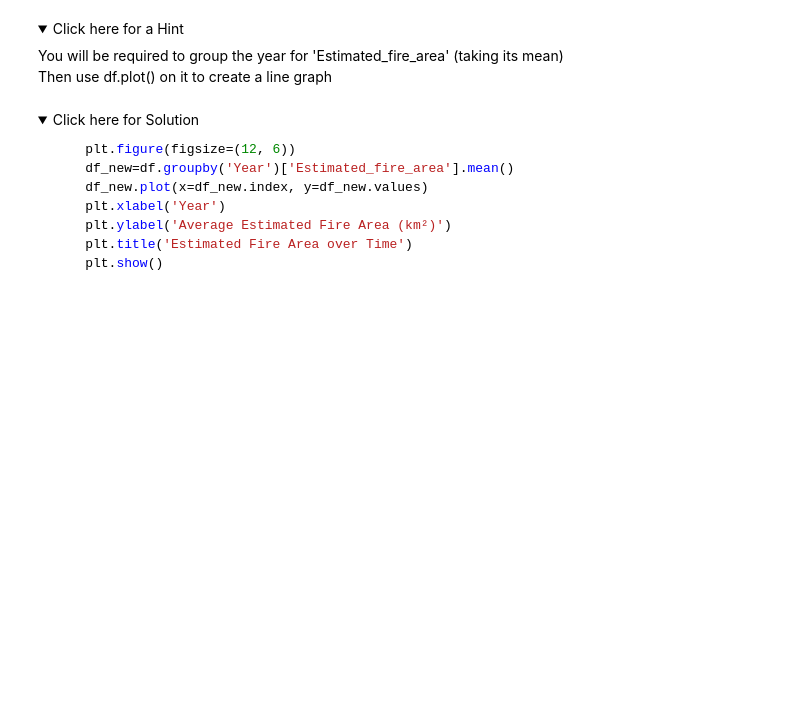
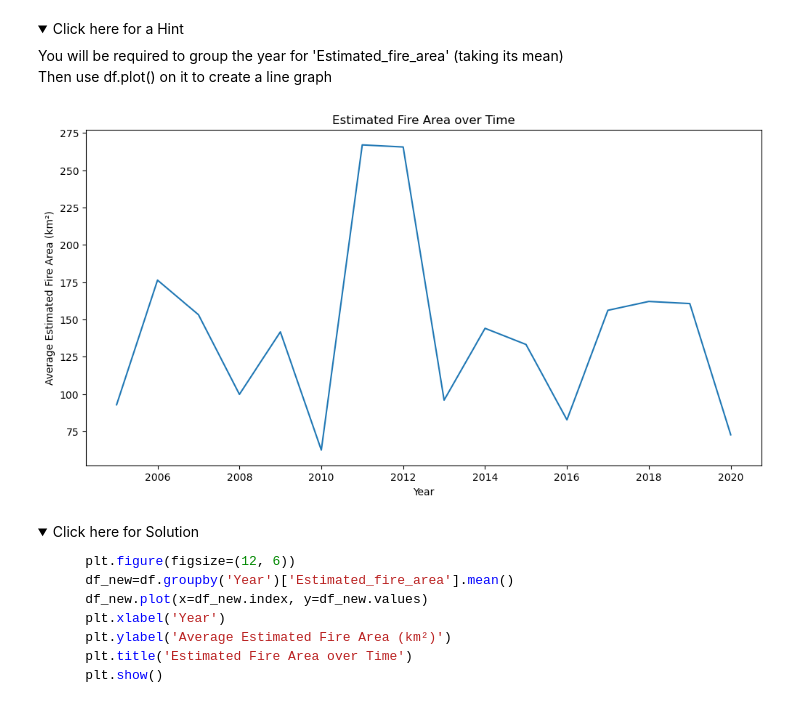
Before and after one commit to EIDSTER/coursera, a Jupyter notebook: Practice_Assignment_Part1.jupyterlite.ipynb, the cells around one changed output. Cells and saved outputs as stored; diff of their text form; code cells hidden in the pictures; folded sections open; blank space fills up the shorter version.

```diff
--- a/Practice_Assignment_Part1.jupyterlite.ipynb
+++ b/Practice_Assignment_Part1.jupyterlite.ipynb
@@ -91,14 +91,13 @@ Variables
 # %% [markdown]
 ### Importing Data
 # %%
-from js import fetch
-import io
+# from js import fetch
+# import io
 
-URL = "https://cf-courses-data.s3.us.cloud-object-storage.appdomain.cloud/IBMDeveloperSkillsNetwork-DV0101EN-SkillsNetwork/Data%20Files/Historical_Wildfires.csv"
-resp = await fetch(URL)
-text = io.BytesIO((await resp.arrayBuffer()).to_py())
-df = pd.read_csv(text)
-print('Data read into a pandas dataframe!')
+# URL = "https://cf-courses-data.s3.us.cloud-object-storage.appdomain.cloud/IBMDeveloperSkillsNetwork-DV0101EN-SkillsNetwork/Data%20Files/Historical_Wildfires.csv"
+# resp = await fetch(URL)
+# text = io.BytesIO((await resp.arrayBuffer()).to_py())
+df = pd.read_csv('C:/Users/EIDSTER/Desktop/Historical_Wildfires.csv')
 # %% [markdown]
 Let's look at some samples rows from the dataset we loaded:
 # %%
@@ -147,6 +177,16 @@ You will be required to group the year for 'Estimated_fire_area' (taking its mea
 </details>
 # %%
 # TODO
+
+plt.figure(figsize=(12, 6))
+df_new=df.groupby('Year')['Estimated_fire_area'].mean()
+df_new.plot(x=df_new.index, y=df_new.values)
+plt.xlabel('Year')
+plt.ylabel('Average Estimated Fire Area (km²)')
+plt.title('Estimated Fire Area over Time')
+plt.show()
+# %% [output]
+[figure, added]
 # %% [markdown]
 <details>
     <summary>Click here for Solution</summary>
```
Also changed, not shown: parts of 16 cells of this notebook.
